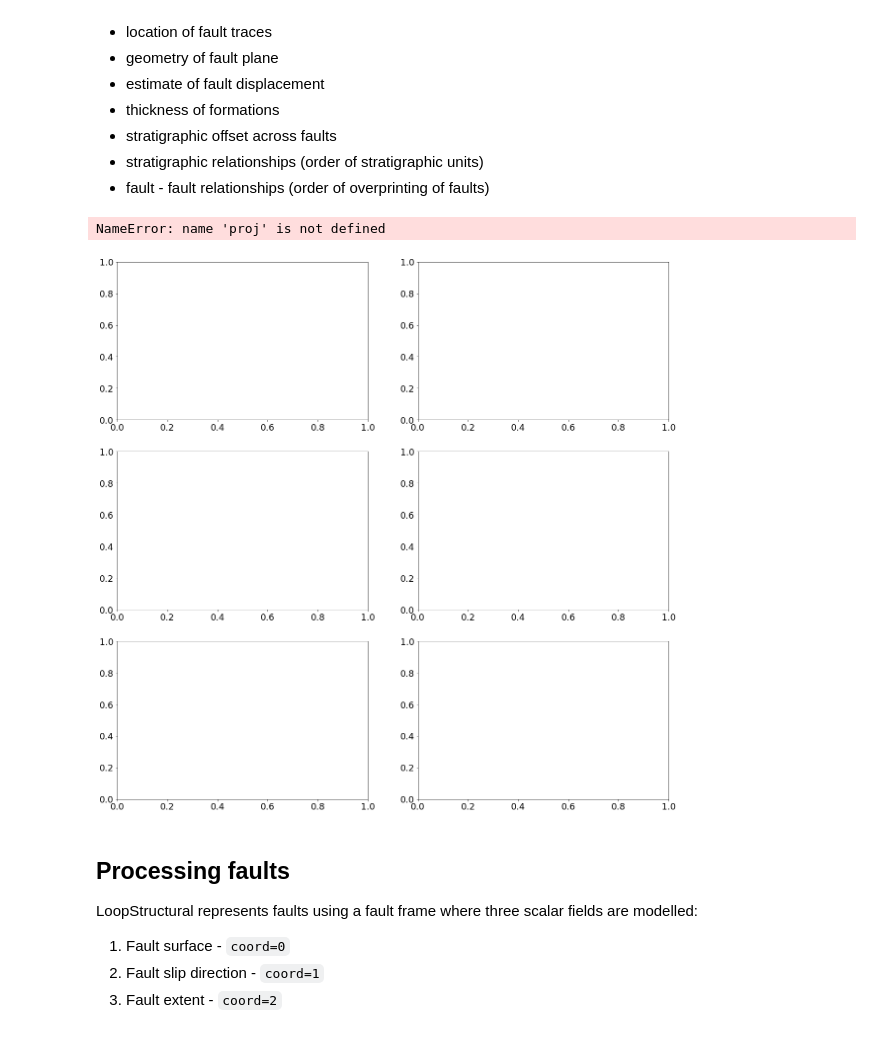
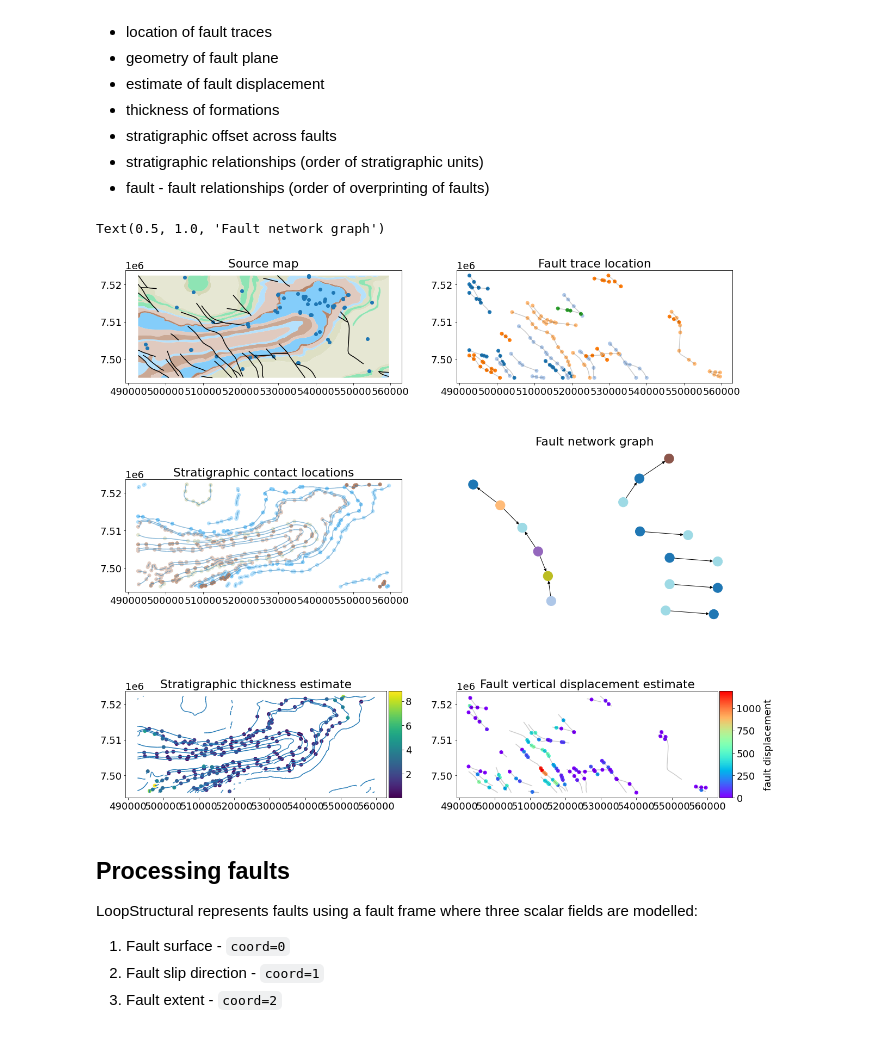
Before and after one commit to Loop3D/T21, a Jupyter notebook: notebooks/Automatic geological modelling using map2loop.ipynb, the cells around one changed output. Cells and saved outputs as stored; diff of their text form; code cells hidden in the pictures.

```diff
--- a/notebooks/Automatic geological modelling using map2loop.ipynb
+++ b/notebooks/Automatic geological modelling using map2loop.ipynb
@@ -67,7 +67,7 @@ m.add_layer(wms_warox)
 #     m.add_layer(example_rect)
 
 ### PREDEFINED AREA
-existing_extent = (116.97971, -22.369087, 117.891692, -22.95456)
+existing_extent = (116.928786, -22.650488, 117.57903, -22.405245)
 center = (existing_extent[1]+existing_extent[3])/2, (existing_extent[0]+existing_extent[2])/2
 minlat = existing_extent[3]
 maxlat = existing_extent[1]
@@ -86,7 +86,7 @@ m.add_layer(example_rect)
 
 ## END PREDEFINED AREA
 m.add_control(LayersControl())
-dc = DrawControl(rectangle={'shapeOptions': {'color': '#0000FF'}})
+dc = DrawControl(rectangle={'shapeOptions': {'color': '#0000FF','alpha':0.2}})
 m.add_control(dc)
 m
 # %% [output]
@@ -231,13 +231,7 @@ proj.config.faults_clip.plot(ax=ax[0,1],color='black',alpha=0.2)
 proj.config.faults_clip.plot(ax=ax[2,1],color='black',alpha=0.2)
 
 basal_contacts = geopandas.read_file(proj.config.tmp_path+'/basal_contacts.shp')
-# geology.plot(,
-#                                 figsize=(10, 10),
-#                                 ax=ax,
-#                                 edgecolor='#000000',
-#                                 linewidth=0.2,
-#                                 legend=True,
-#                                 cmap=self.cmap)
+
 ax[0,0].set_title('Source map')
 basal_contacts.plot(ax=ax[1,0],alpha=0.5)
 basal_contacts.plot(ax=ax[2,0])
@@ -247,46 +241,46 @@ strat_id, code = pd.factorize(contacts['formation'])
 
 faults = pd.read_csv(proj.config.output_path+'/faults.csv')
 fault_id, fault_code = pd.factorize(faults['formation'])
-thickness = pd.read_csv(proj.config.output_path+'/formation_thicknesses.csv')
+thickness = pd.read_csv(proj.config.output_path+'/formation_thicknesses_norm.csv')
 fault_displacements = pd.read_csv(proj.config.output_path+'/fault_displacements3.csv')
 ax[1,0].scatter(contacts['X'],contacts['Y'],c=strat_id,cmap=proj.config.cmap)
-ax[0,1].scatter(faults['X'],faults['Y'],c=fault_id,cmap='tab20')
-thick_colormap = ax[2,0].scatter(thickness['X'],thickness['Y'],c=thickness['normalithickness'])
+ax[0,1].scatter(faults['X'],faults['Y'],c=fault_id,cmap='tab20',vmin=0,vmax=len(fault_id)-1)
+thick_colormap = ax[2,0].scatter(thickness['x'],thickness['y'],c=thickness['norm_th'])
 divider=make_axes_locatable(ax[2,0])
 cax1 = divider.append_axes("right", size="5%", pad=0.05)
 fig.colorbar(thick_colormap, cax=cax1)
 # fig.colorbar(,ax=ax[2,0])
 displacement_colormap = ax[2,1].scatter(fault_displacements['X'],fault_displacements['Y'],c=fault_displacements['vertical_displacement'],cmap='rainbow')
 divider = make_axes_locatable(ax[2,1])
 cax2 = divider.append_axes("right", size="5%", pad=0.05)
 fig.colorbar(displacement_colormap,cax=cax2,label='fault displacement')
 fault_displacements['vx'] = np.sin(np.deg2rad(fault_displacements['downthrow_dir']))
 fault_displacements['vy'] = np.cos(np.deg2rad(fault_displacements['downthrow_dir']))
 
 # ax[0,2].quiver(fault_displacements['X'],fault_displacements['Y'],fault_displacements['vx'],fault_displacements['vy'])
 # proj.config.faults_clip.
 # ax[0,2].plot()
 
 ax[0,1].set_title('Fault trace location')
 ax[2,1].set_title('Fault vertical displacement estimate')
 ax[1,0].set_title('Stratigraphic contact locations')
 ax[2,0].set_title('Stratigraphic thickness estimate')
 
 
 G = nx.read_gml(proj.config.tmp_path+'/fault_network.gml')
 colours = np.arange(len(fault_code))
 nodes = [n for n in fault_code]
 node_colours = {nodes[i]: colours[i] for i in range(len(colours))}
 pos=nx.nx_agraph.graphviz_layout(G,prog="neato")
 colours = np.arange(len(G.nodes))
 for h in weakly_connected_components(G):
     sub = G.subgraph(h)
     colours = [node_colours[n] for n in sub.nodes]
-    nx.draw(sub,pos,node_color=colours,vmin=0,vmax=len(nodes)-1,cmap='tab20',ax=ax[1,1])
+    nx.draw(sub,pos,node_color=colours,cmap='tab20',ax=ax[1,1])
 ax[1,1].set_title('Fault network graph')
 # %% [output]
-NameError: name 'proj' is not defined
+Text(0.5, 1.0, 'Fault network graph')
-[figure, old version]
+[figure, new version]
 # %% [markdown]
 ## Processing faults
 LoopStructural represents faults using a fault frame where three scalar fields are modelled:
```
Also changed, not shown: parts of 4 cells of this notebook, 2 other files.
